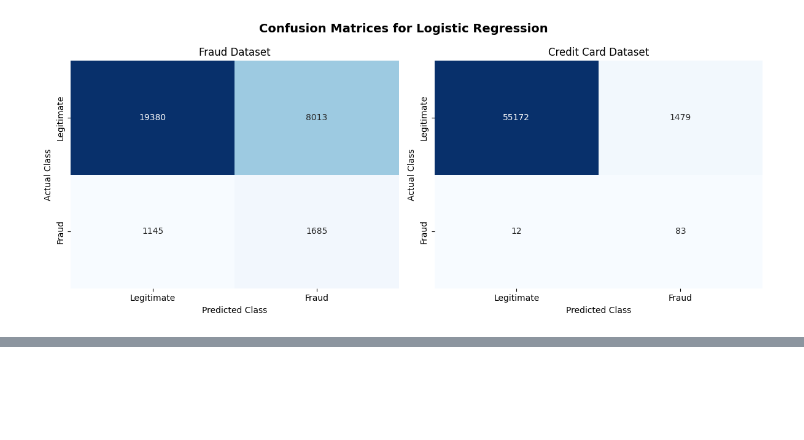
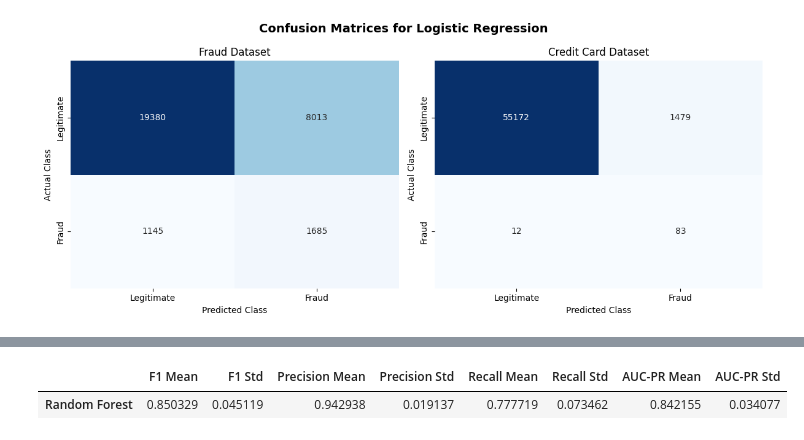
Before and after one commit to bemnetne/fraud_detection, a Jupyter notebook: notebooks/model_training.ipynb, the cells around one changed output, grey strips where cells are left out. Drawn from its saved outputs; the diff is of its cells as text; code cells hidden in the pictures; blank space fills up the shorter version.

```diff
--- a/notebooks/model_training.ipynb
+++ b/notebooks/model_training.ipynb
@@ -198,0 +500,9 @@ plot_confusion_matrices(
+# %%
+credit_cv_results = pd.DataFrame({
+    "Random Forest": credit_rf_cv
+}).T
+
+credit_cv_results
+# %% [output]
+|  | F1 Mean | F1 Std | Precision Mean | Precision Std | Recall Mean | Recall Std | AUC-PR Mean | AUC-PR Std |
+| Random Forest | 0.850329 | 0.045119 | 0.942938 | 0.019137 | 0.777719 | 0.073462 | 0.842155 | 0.034077 |
```
Also changed, not shown: parts of 31 cells of this notebook.
